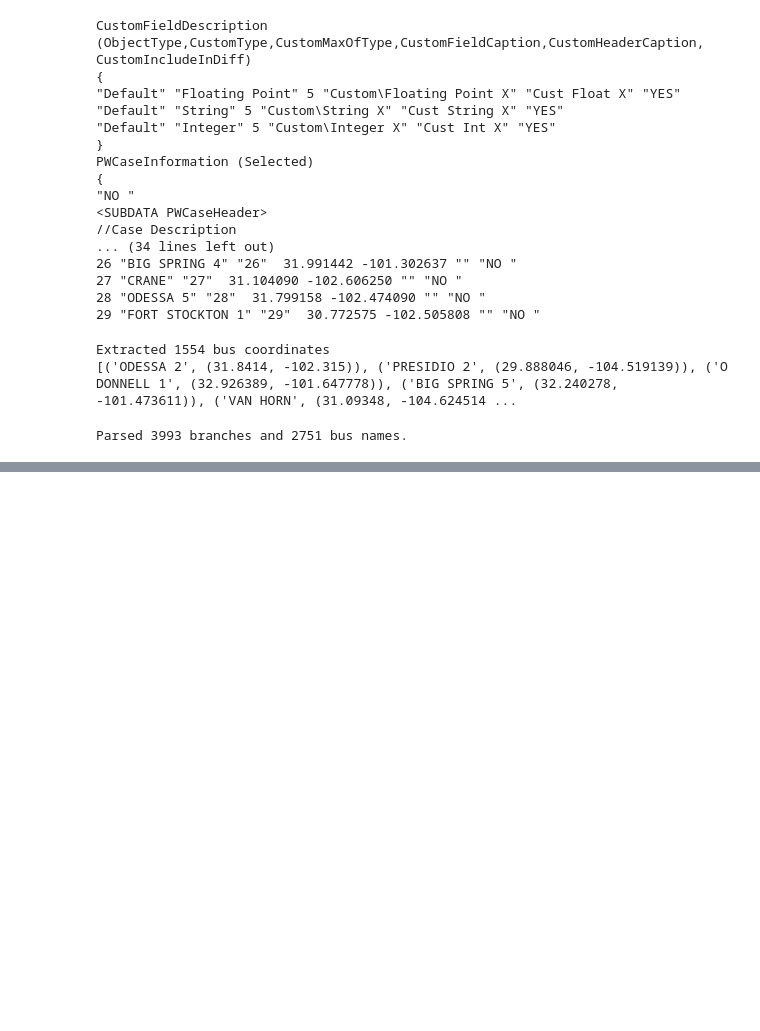
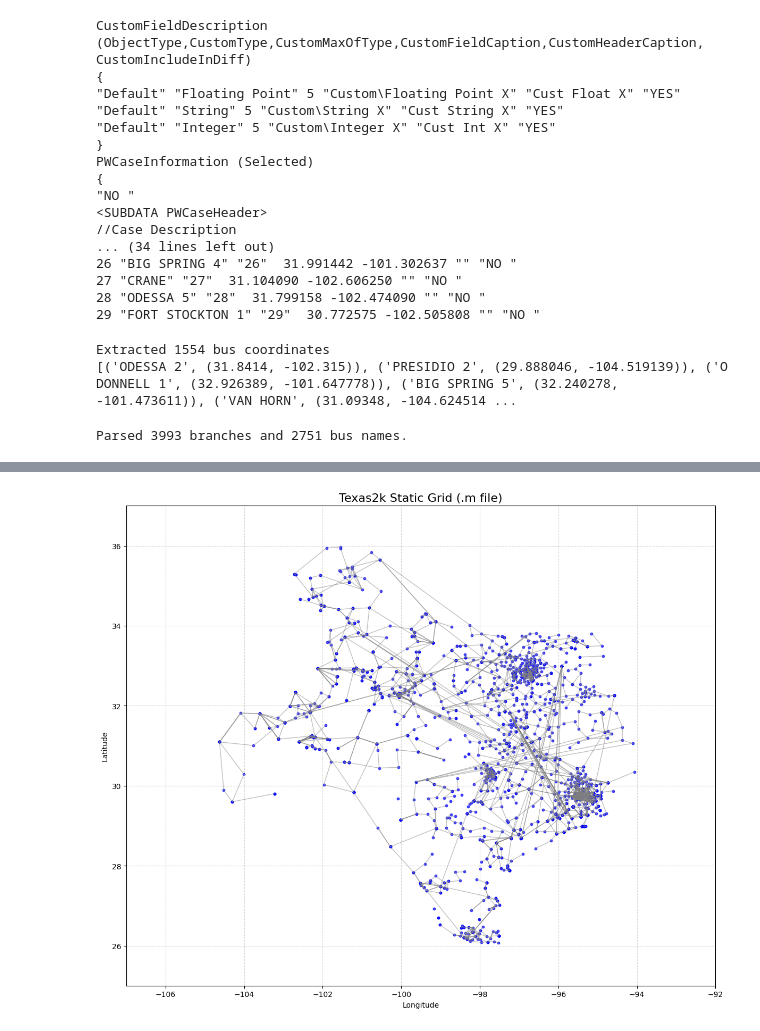
Before and after one commit to ckwon06/2025-ANL-Summer-Internship-Materials, a Jupyter notebook: texas_grid_plot.ipynb, the cells around one changed output, grey strips where cells are left out. Drawn from its saved outputs; the diff is of its cells as text; code cells hidden in the pictures; blank space fills up the shorter version.

```diff
--- a/texas_grid_plot.ipynb
+++ b/texas_grid_plot.ipynb
@@ -106,7 +106,7 @@ def parse_branch_data(raw_file):
     return branches, id_to_name
 
 # Run it
-raw_file = 'Texas2k_series2025/Texas2k_series25_case1_summerpeak/Texas2k_series25_case1_summerpeak.RAW'
+raw_file = 'Texas2k_series25_case1_summerpeak.RAW'
 branches, id_to_name = parse_branch_data(raw_file)
 
 print(f"Parsed {len(branches)} branches and {len(id_to_name)} bus names.")
@@ -247,0 +191,17 @@ __[here is a link to the interactive plot](https://htmlpreview.github.io/?https:
+# %%
+# Find all bus IDs from id_to_name_clean
+all_bus_ids = set(id_to_name_clean.keys())
+
+# Find all bus IDs that appear in any branch (from or to)
+connected_bus_ids = set()
+for from_id, to_id in branches:
+    connected_bus_ids.add(from_id)
+    connected_bus_ids.add(to_id)
+
+# Buses not connected to any branch
+unconnected_bus_ids = all_bus_ids - connected_bus_ids
+
+# List their names
+unconnected_buses = [id_to_name_clean[bus_id] for bus_id in unconnected_bus_ids]
+print(f"Number of unconnected buses: {len(unconnected_buses)}")
+print(unconnected_buses)
@@ -247,0 +211,78 @@ __[here is a link to the interactive plot](https://htmlpreview.github.io/?https:
+# %%
+import re
+import matplotlib.pyplot as plt
+
+bus_ids = set()
+branch_pairs = []
+
+with open('Texas2k_series25_case1_summerpeak.m', 'r') as f:
+    lines = f.readlines()
+
+in_bus = False
+in_branch = False
+
+for line in lines:
+    if re.match(r'^\s*mpc\.bus\s*=\s*\[', line):
+        in_bus = True
+        continue
+    if in_bus and '];' in line:
+        in_bus = False
+        continue
+    if re.match(r'^\s*mpc\.branch\s*=\s*\[', line):
+        in_branch = True
+        continue
+    if in_branch and '];' in line:
+        in_branch = False
+        continue
+
+    if in_bus:
+        parts = line.strip().split()
+        if len(parts) > 0 and parts[0].isdigit():
+            bus_ids.add(int(parts[0]))
+
+    if in_branch:
+        parts = line.strip().split()
+        if len(parts) > 1 and parts[0].isdigit() and parts[1].isdigit():
+            branch_pairs.append((int(parts[0]), int(parts[1])))
+
+# Find all bus IDs that appear in any branch (from or to)
+connected_bus_ids = set()
+for from_id, to_id in branch_pairs:
+    connected_bus_ids.add(from_id)
+    connected_bus_ids.add(to_id)
+
+# Buses not connected to any branch
+unconnected_buses = sorted(bus_ids - connected_bus_ids)
+print("Unconnected bus IDs:", unconnected_buses)
+
+# --- Plot Texas2k grid using only .m file data ---
+fig, ax = plt.subplots(figsize=(12, 10))
+
+# Only plot branches where both buses have coordinates
+for (from_id, to_id) in branch_pairs:
+    from_name = id_to_name_clean.get(from_id, "")
+    to_name = id_to_name_clean.get(to_id, "")
+    from_coord = next((coord for name, coord in bus_coords.items() if from_name.startswith(name)), None)
+    to_coord = next((coord for name, coord in bus_coords.items() if to_name.startswith(name)), None)
+    if from_coord and to_coord:
+        lat1, lon1 = from_coord
+        lat2, lon2 = to_coord
+        ax.plot([lon1, lon2], [lat1, lat2], color='gray', linewidth=1, alpha=0.5)
+
+# Plot substations (bus markers) for buses in the .m file
+for bus_id in bus_ids:
+    bus_name = id_to_name_clean.get(bus_id, "")
+    coord = next((coord for name, coord in bus_coords.items() if bus_name.startswith(name)), None)
+    if coord:
+        lat, lon = coord
+        ax.scatter(lon, lat, s=10, color='blue', alpha=0.7)
+
+ax.set_title("Texas2k Static Grid (.m file)", fontsize=16)
+ax.set_xlabel("Longitude")
+ax.set_ylabel("Latitude")
+ax.set_xlim([-107, -92])
+ax.set_ylim([25, 37])
+ax.grid(True, linestyle='--', alpha=0.5)
+plt.tight_layout()
+plt.show()
+# %% [output]
@@ -247,0 +290 @@ __[here is a link to the interactive plot](https://htmlpreview.github.io/?https:
+[figure, added]
```
Also changed, not shown: parts of 7 cells of this notebook.
